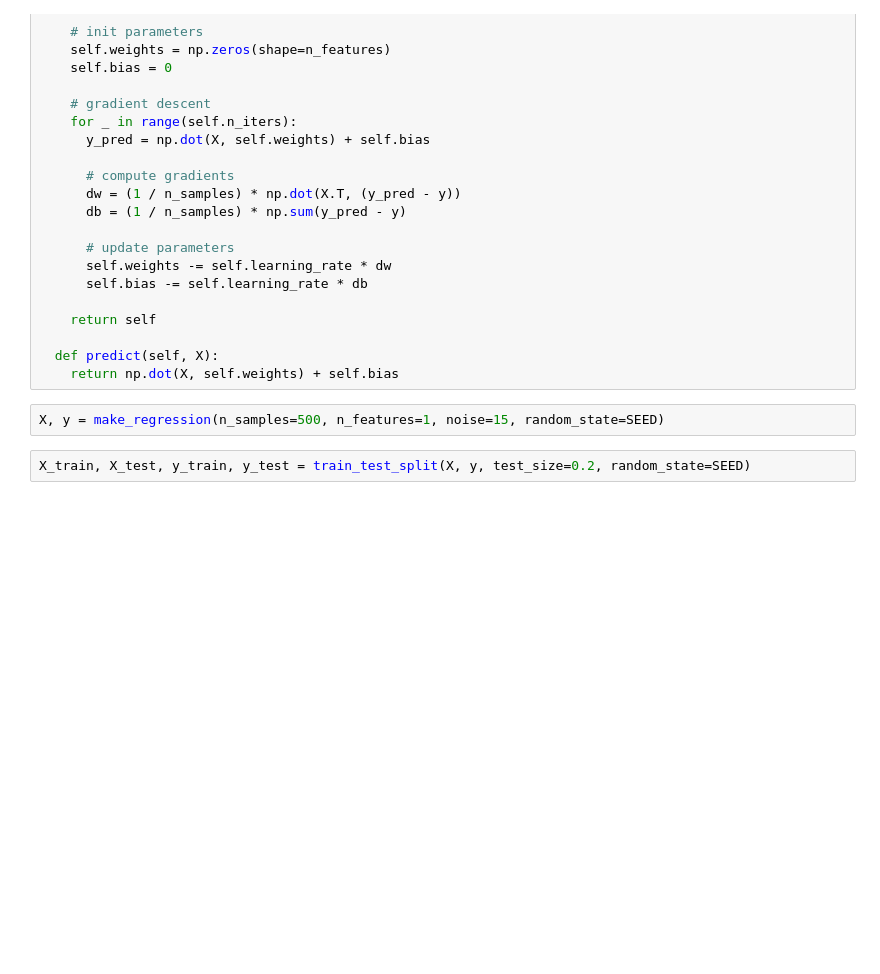
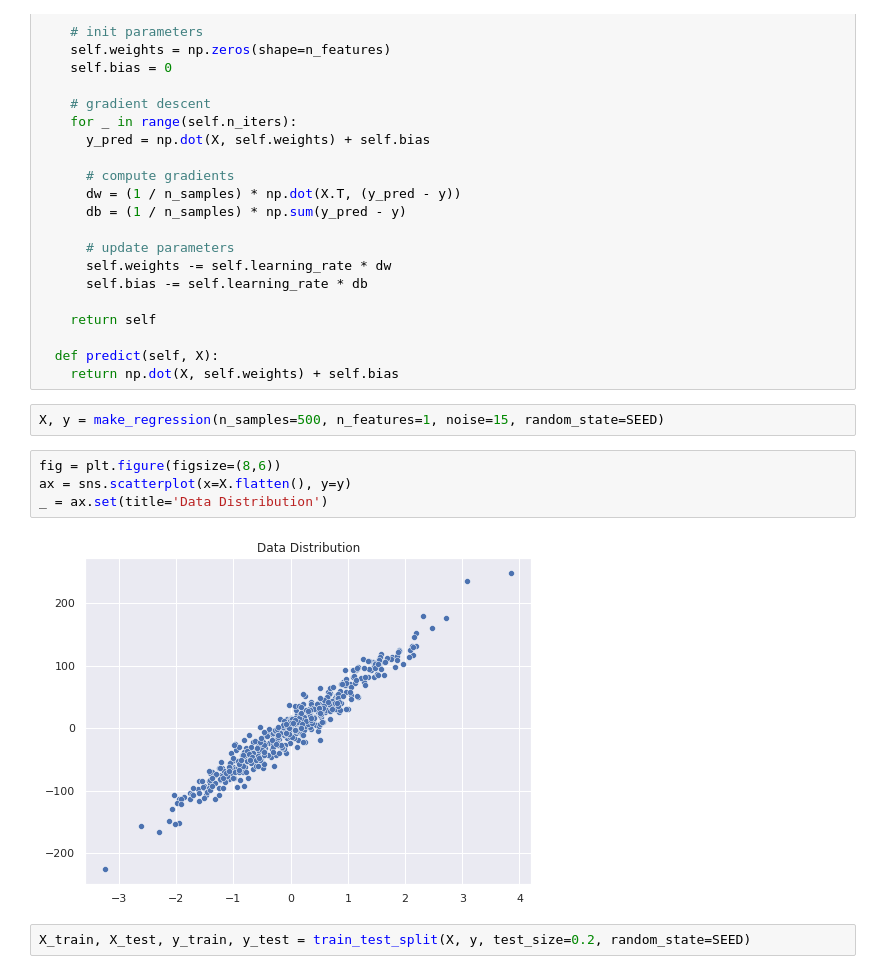
Before and after one commit to hmatalonga/data-science-bits, a Jupyter notebook: notebooks/linear_regression.ipynb, the cells around one changed output. Cells and saved outputs as stored; diff of their text form; blank space fills up the shorter version.

```diff
--- a/notebooks/linear_regression.ipynb
+++ b/notebooks/linear_regression.ipynb
@@ -52,5 +54,11 @@ class LinearRegression:
     return np.dot(X, self.weights) + self.bias
 # %%
 X, y = make_regression(n_samples=500, n_features=1, noise=15, random_state=SEED)
+# %%
+fig = plt.figure(figsize=(8,6))
+ax = sns.scatterplot(x=X.flatten(), y=y)
+_ = ax.set(title='Data Distribution')
+# %% [output]
+[figure, added]
 # %%
 X_train, X_test, y_train, y_test = train_test_split(X, y, test_size=0.2, random_state=SEED)
```
Also changed, not shown: parts of 5 cells of this notebook.
